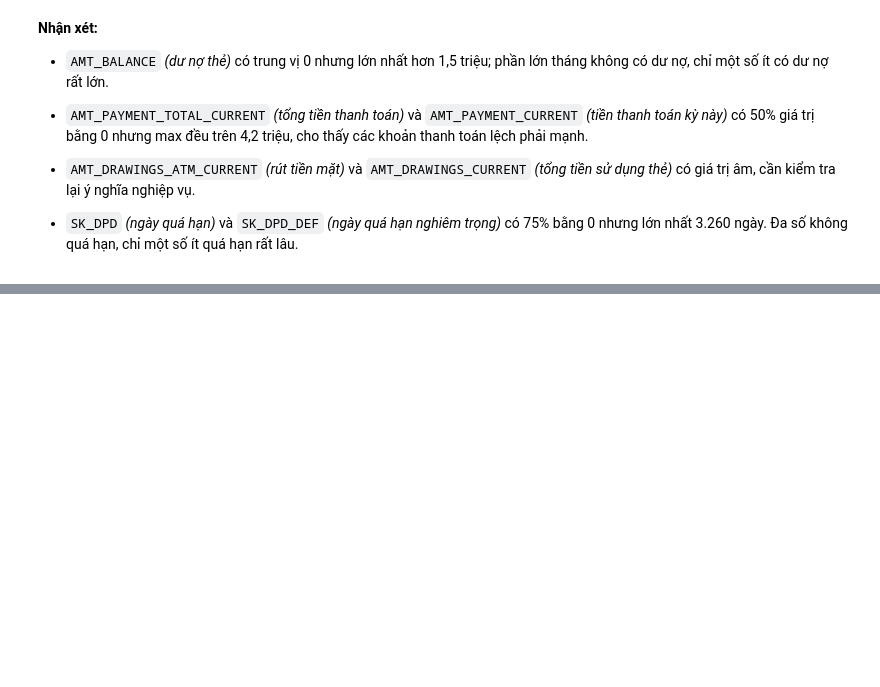
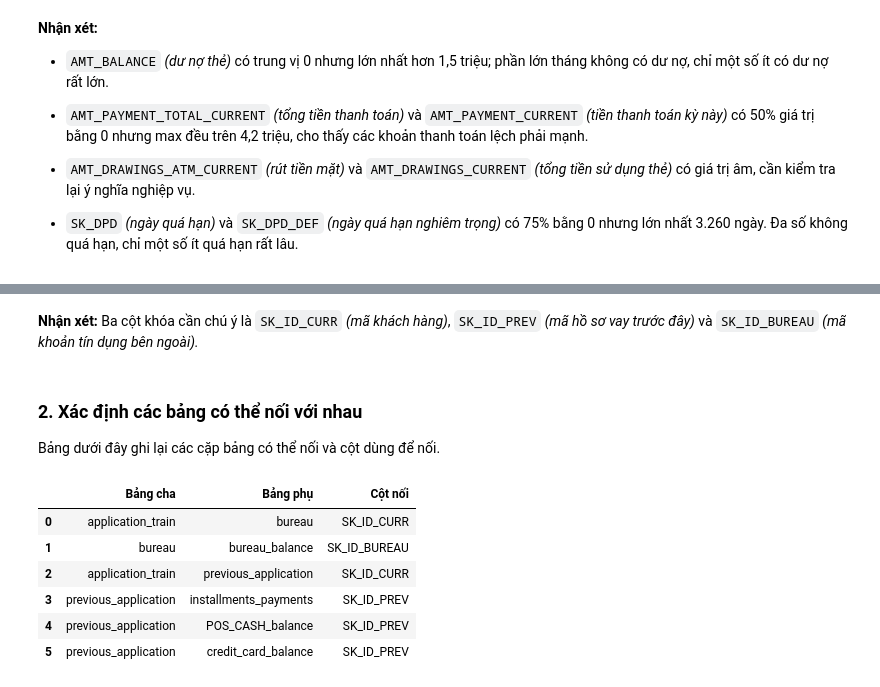
Before and after one commit to thanhhung9720001-collab/credit-risk-classifier, a Jupyter notebook: notebooks/01_data_understanding.ipynb, the cells around one changed output, grey strips where cells are left out. Cells and saved outputs as stored; diff of their text form; code cells hidden in the pictures; blank space fills up the shorter version.

```diff
--- a/notebooks/01_data_understanding.ipynb
+++ b/notebooks/01_data_understanding.ipynb
@@ -1129,0 +1153,29 @@ Hệ quả cho Notebook 02: không khai báo khóa ngoại mà dùng index trên
+# %% [markdown]
+**Nhận xét:** Ba cột khóa cần chú ý là `SK_ID_CURR` *(mã khách hàng)*, `SK_ID_PREV` *(mã hồ sơ vay trước đây)* và `SK_ID_BUREAU` *(mã khoản tín dụng bên ngoài).*
+# %% [markdown]
+### 2. Xác định các bảng có thể nối với nhau
+
+Bảng dưới đây ghi lại các cặp bảng có thể nối và cột dùng để nối.
+# %%
+# Các cặp bảng có cùng cột khóa để nối dữ liệu.
+relationships = [
+    ["application_train", "bureau", "SK_ID_CURR"],
+    ["bureau", "bureau_balance", "SK_ID_BUREAU"],
+    ["application_train", "previous_application", "SK_ID_CURR"],
+    ["previous_application", "installments_payments", "SK_ID_PREV"],
+    ["previous_application", "POS_CASH_balance", "SK_ID_PREV"],
+    ["previous_application", "credit_card_balance", "SK_ID_PREV"],
+]
+
+pd.DataFrame(
+    relationships,
+    columns=["Bảng cha", "Bảng phụ", "Cột nối"],
+)
+# %% [output]
+|  | Bảng cha | Bảng phụ | Cột nối |
+| 0 | application_train | bureau | SK_ID_CURR |
+| 1 | bureau | bureau_balance | SK_ID_BUREAU |
+| 2 | application_train | previous_application | SK_ID_CURR |
+| 3 | previous_application | installments_payments | SK_ID_PREV |
+| 4 | previous_application | POS_CASH_balance | SK_ID_PREV |
+| 5 | previous_application | credit_card_balance | SK_ID_PREV |
```
Also changed, not shown: parts of 37 cells of this notebook, 1 other file.
